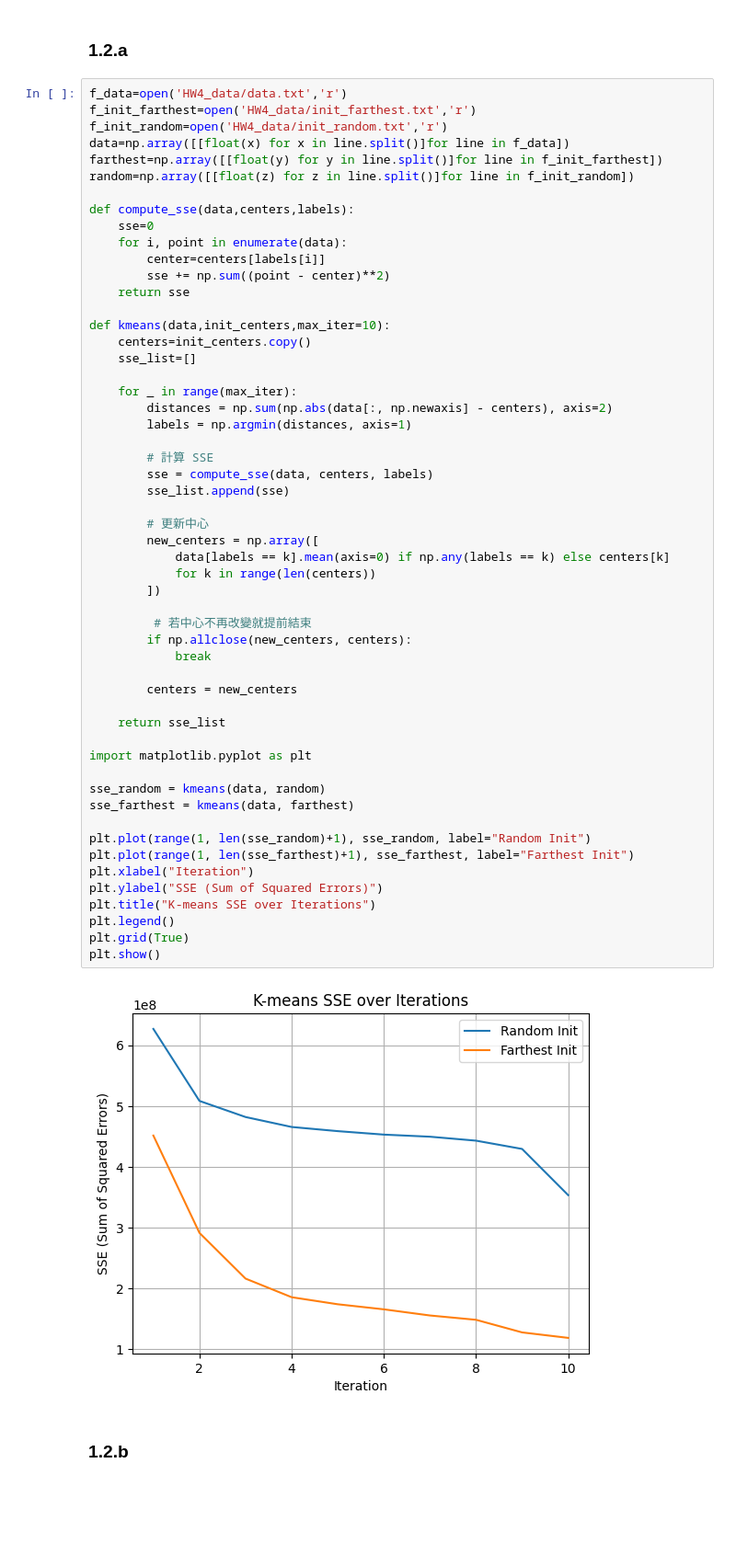
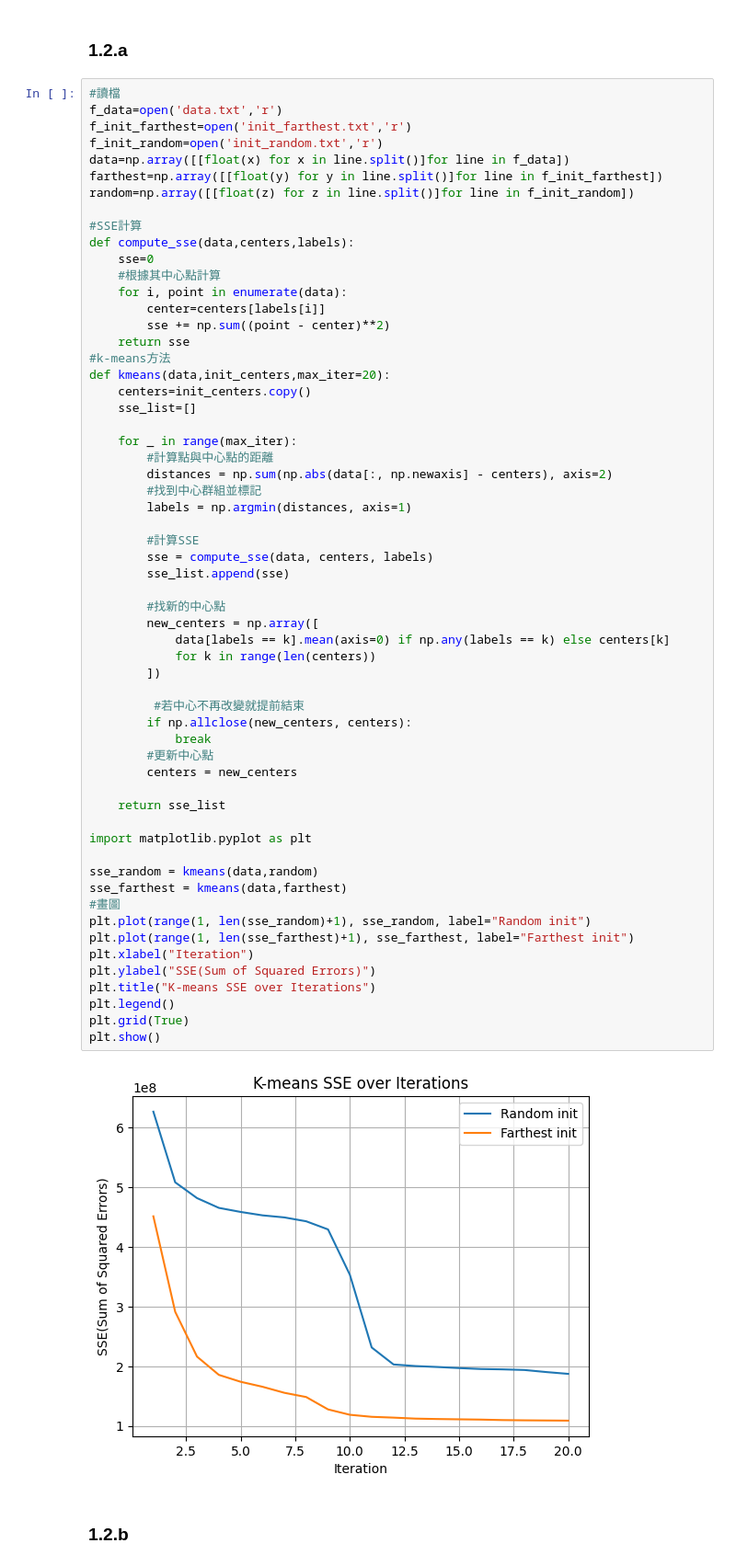
Before and after one commit to WangHenry0523/Datamining, a Jupyter notebook: HW4/F14101066_王子恆_HW4.ipynb, the cells around one changed output. Shown at 92% size. Saved outputs shown, nothing was run; the diff lists cells and outputs as text; blank space fills up the shorter version.

```diff
--- a/HW4/F14101066_王子恆_HW4.ipynb
+++ b/HW4/F14101066_王子恆_HW4.ipynb
@@ -80,61 +87,66 @@ sse_farthest: 0.7525973243724756
 # %% [markdown]
 ### 1.2.a
 # %%
-f_data=open('HW4_data/data.txt','r')
-f_init_farthest=open('HW4_data/init_farthest.txt','r')
-f_init_random=open('HW4_data/init_random.txt','r')
+#讀檔
+f_data=open('data.txt','r')
+f_init_farthest=open('init_farthest.txt','r')
+f_init_random=open('init_random.txt','r')
 data=np.array([[float(x) for x in line.split()]for line in f_data])
 farthest=np.array([[float(y) for y in line.split()]for line in f_init_farthest])
 random=np.array([[float(z) for z in line.split()]for line in f_init_random])
 
+#SSE計算
 def compute_sse(data,centers,labels):
     sse=0
+    #根據其中心點計算
     for i, point in enumerate(data):
         center=centers[labels[i]]
         sse += np.sum((point - center)**2)
     return sse
-
-def kmeans(data,init_centers,max_iter=10):
+#k-means方法
+def kmeans(data,init_centers,max_iter=20):
     centers=init_centers.copy()
     sse_list=[]
 
     for _ in range(max_iter):
+        #計算點與中心點的距離
         distances = np.sum(np.abs(data[:, np.newaxis] - centers), axis=2)
+        #找到中心群組並標記
         labels = np.argmin(distances, axis=1)
 
-        # 計算 SSE
+        #計算SSE
         sse = compute_sse(data, centers, labels)
         sse_list.append(sse)
 
-        # 更新中心
+        #找新的中心點
         new_centers = np.array([
             data[labels == k].mean(axis=0) if np.any(labels == k) else centers[k]
             for k in range(len(centers))
         ])
 
-         # 若中心不再改變就提前結束
+         #若中心不再改變就提前結束
         if np.allclose(new_centers, centers):
             break
-
+        #更新中心點
         centers = new_centers
 
     return sse_list
 
 import matplotlib.pyplot as plt
 
-sse_random = kmeans(data, random)
-sse_farthest = kmeans(data, farthest)
-
-plt.plot(range(1, len(sse_random)+1), sse_random, label="Random Init")
-plt.plot(range(1, len(sse_farthest)+1), sse_farthest, label="Farthest Init")
+sse_random = kmeans(data,random)
+sse_farthest = kmeans(data,farthest)
+#畫圖
+plt.plot(range(1, len(sse_random)+1), sse_random, label="Random init")
+plt.plot(range(1, len(sse_farthest)+1), sse_farthest, label="Farthest init")
 plt.xlabel("Iteration")
-plt.ylabel("SSE (Sum of Squared Errors)")
+plt.ylabel("SSE(Sum of Squared Errors)")
 plt.title("K-means SSE over Iterations")
 plt.legend()
 plt.grid(True)
 plt.show()
 # %% [output]
-[figure, old version]
+[figure, new version]
 # %% [markdown]
 ### 1.2.b
 # %%
```
Also changed, not shown: parts of 14 cells of this notebook, 4 other files.
